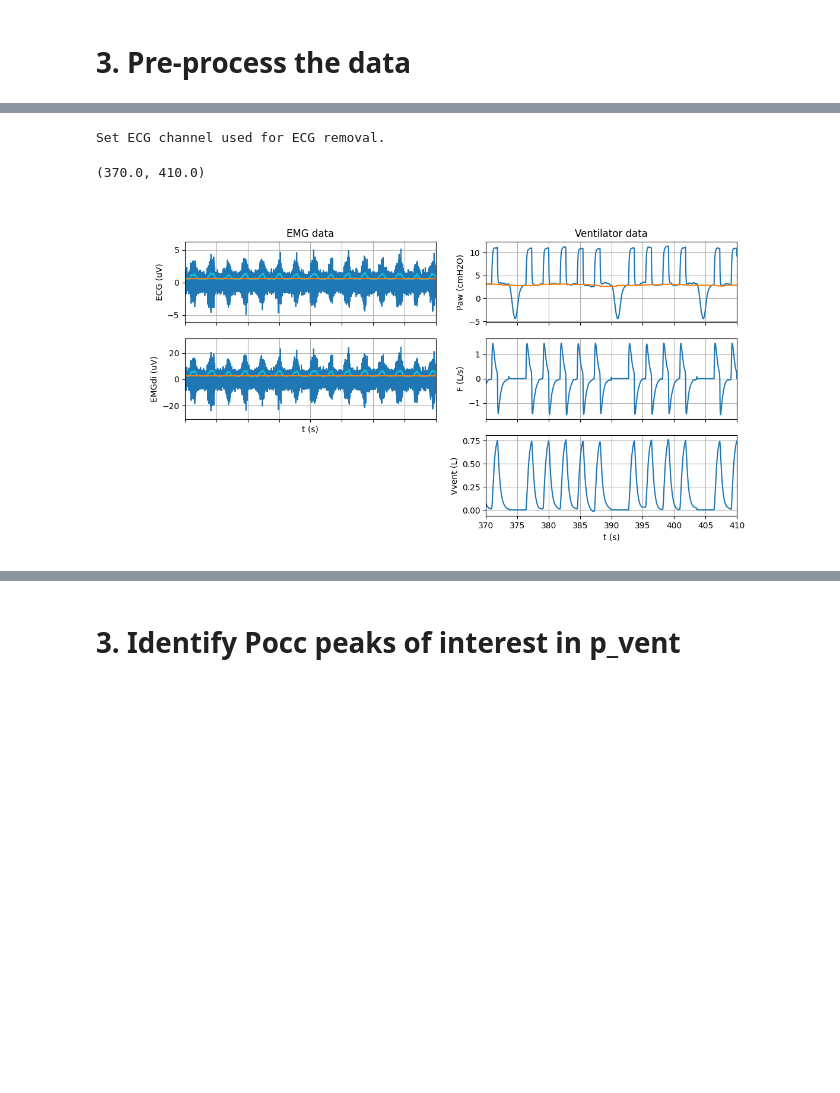
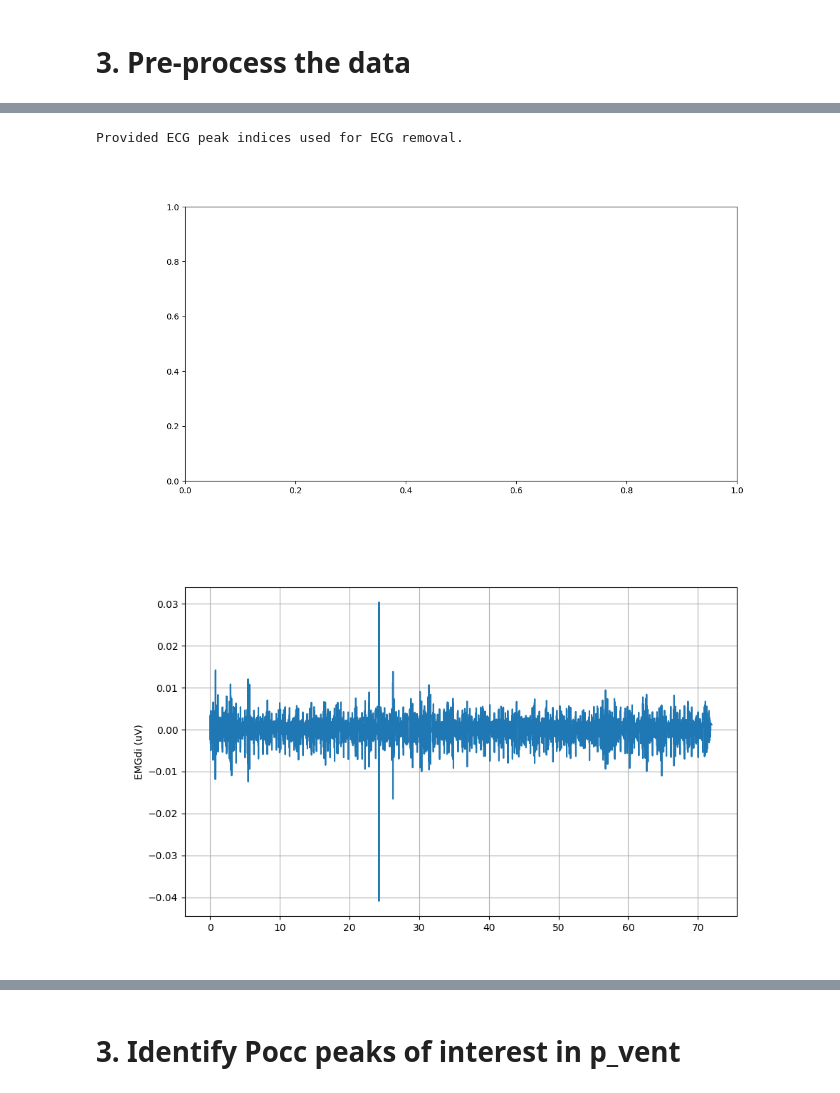
Before and after one commit to rspwarnaarUT/ReSurfEMG, a Jupyter notebook: notebooks/researcher_interface/noctivent_basic_emg_pipeline.ipynb, the cells around one changed output, grey strips where cells are left out. Drawn from its saved outputs; the diff is of its cells as text; code cells hidden in the pictures; blank space fills up the shorter version.

```diff
--- a/notebooks/researcher_interface/noctivent_basic_emg_pipeline.ipynb
+++ b/notebooks/researcher_interface/noctivent_basic_emg_pipeline.ipynb
@@ -123,5 +137,6 @@ Auto-detected Volume channel from labels.
 # %% [markdown]
 # 3. Pre-process the data
-# %%
-# Filter
-emg_timeseries.run('filter_emg')
+# %%
+# Filter
+emg_timeseries.run('filter_emg',hp_cf=20.0, lp_cf=499.0)
+#emg_timeseries.run('filter_emg',hp_cf=69.0, lp_cf=71.0)
@@ -128,17 +169,21 @@ emg_timeseries.run('filter_emg')
 # %%
 # # Through gating
 # emg_timeseries.gating(overwrite=True)
-emg_timeseries.run('gating', overwrite=True)
+fs_emg=1000
+emg_timeseries.run('gating',
+    ecg_raw = None,
+    gate_width_samples=fs_emg//4,
+    ecg_peak_idxs = ecg_peak_idxs_test)
 
 # # Through wavelet denoising
 # emg_timeseries.run('wavelet_denoising', overwrite=True)
 # # emg_timeseries.run('wavelet_denoising', n=8, fixed_threshold=8.0, overwrite=True)
 # %% [output]
-Set ECG channel used for ECG removal.
+Provided ECG peak indices used for ECG removal.
 # %%
 # Calculate the envelope of the signal
 # emg_timeseries.run('envelope')
-emg_timeseries.run('envelope', ci_alpha=0.05)
+emg_timeseries.run('envelope', ci_alpha=0.05, env_window=700)
 # emg_timeseries.run('envelope', env_type='arv')
 # emg_timeseries.run('envelope', env_type='arv', ci_alpha=0.05)
 # %%
@@ -151,26 +196,26 @@ vent_timeseries.run(
 # %%
 # Plot the raw data with the envelope
 # EMG data
-fig, axis = plt.subplots(nrows=3, ncols=2, figsize=(12, 6), sharex=True)
-axes_emg = axis[:2, 0]
+fig, axis = plt.subplots(nrows=1, ncols=1, figsize=(12, 6), sharex=True)
+#axes_emg = axis[:2, 0]
 colors = ['tab:cyan', 'tab:orange']
 emg_timeseries.run(
-    'plot_full', axes=axes_emg, signal_type='clean', baseline_bool=False)
+    'plot_full', signal_type='clean', baseline_bool=False)
 emg_timeseries.run(
-    'plot_full', axes=axes_emg, signal_type='env', colors=colors)
+    'plot_full', signal_type='env', colors=colors)
 
-axes_emg[0].set_title('EMG data')
-axes_emg[-1].set_xlabel('t (s)')
+#axes_emg[0].set_title('EMG data')
+#axes_emg[-1].set_xlabel('t (s)')
 
 # Ventilator data data
-axes_vent = axis[:, 1]
-vent_timeseries.run('plot_full', axes=axes_vent)
-axes_vent[0].set_title('Ventilator data')
-axes_vent[-1].set_xlabel('t (s)')
+# axes_vent = axis[:, 1]
+# vent_timeseries.run('plot_full', axes=axes_vent)
+# axes_vent[0].set_title('Ventilator data')
+# axes_vent[-1].set_xlabel('t (s)')
 
-axis[-1, 0].axis('off')
+# axis[-1, 0].axis('off')
 
-axes_vent[-1].set_xlim([370, 410])
+# axes_vent[-1].set_xlim([370, 410])
 # %% [output]
-(370.0, 410.0)
-[figure, old version]
+[figure, new version]
+[figure, added]
```
Also changed, not shown: parts of 8 cells of this notebook.
